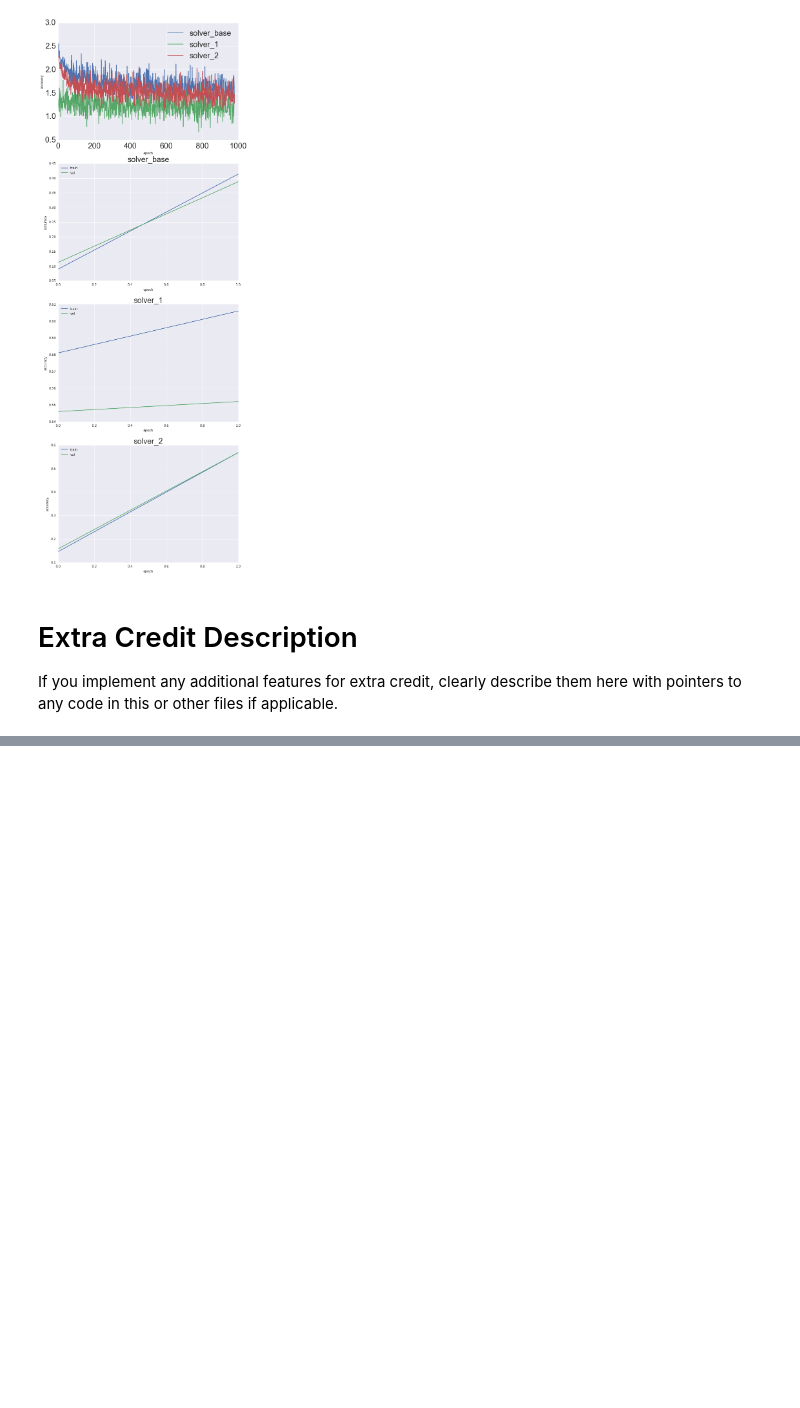
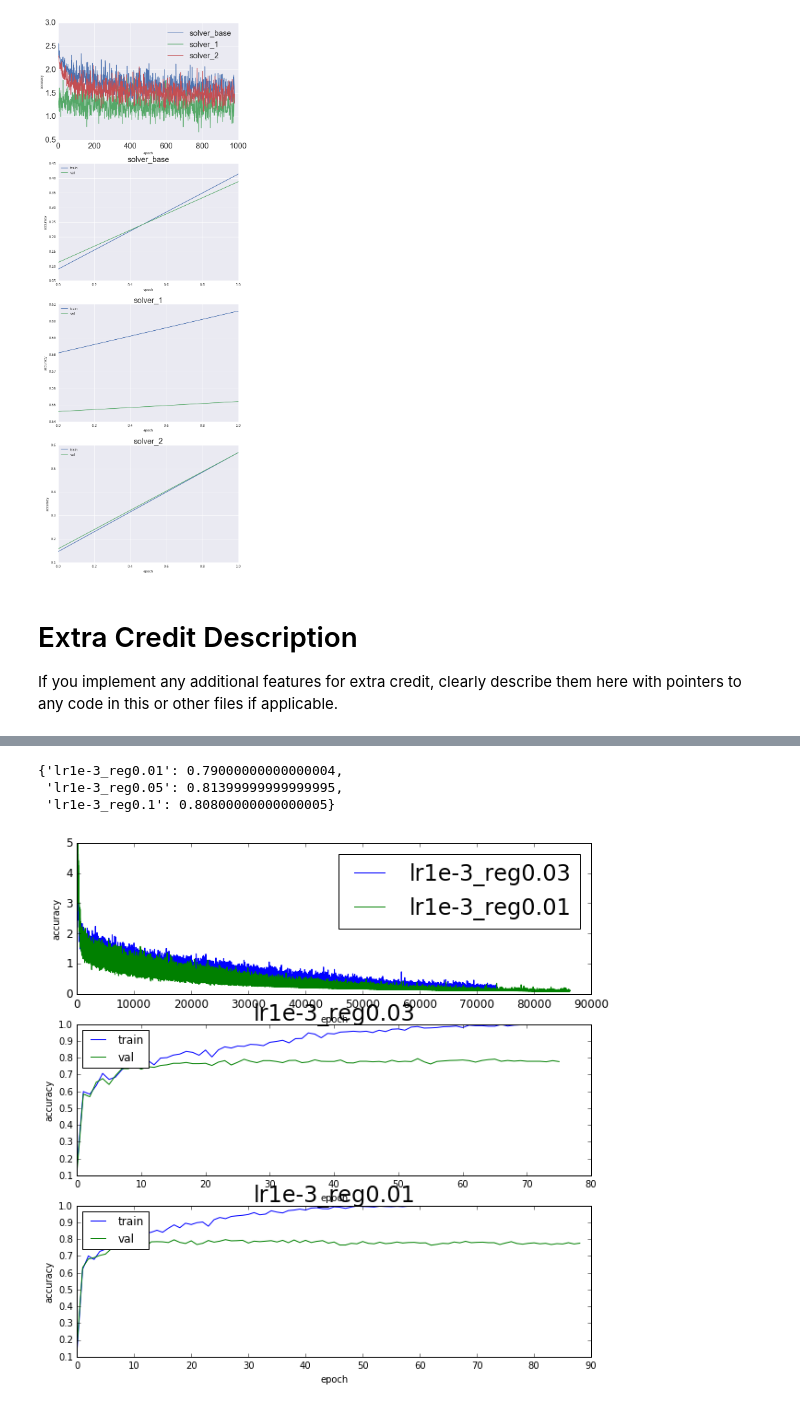
Before and after one commit to cthorey/CS231, a Jupyter notebook: assignment2/ConvolutionalNetworks.ipynb, the cells around one changed output, grey strips where cells are left out. Drawn from its saved outputs; the diff is of its cells as text; code cells hidden in the pictures; blank space fills up the shorter version.

```diff
--- a/assignment2/ConvolutionalNetworks.ipynb
+++ b/assignment2/ConvolutionalNetworks.ipynb
@@ -1102,0 +1172,11 @@ Size_Conv(1,3,32,32,3)
+# %%
+model_0.get_best_val()
+# %% [output]
+{'lr1e-3_reg0.01': 0.79000000000000004,
+ 'lr1e-3_reg0.05': 0.81399999999999995,
+ 'lr1e-3_reg0.1': 0.80800000000000005}
+# %%
+model_1 = ModelExp(os.path.join(roots,'experiments','FirstConvNet','model_1'))
+model_1.inspect_checkpoints()
+# %% [output]
+[figure, added]
```
Also changed, not shown: parts of 27 cells of this notebook, 4 other files.
